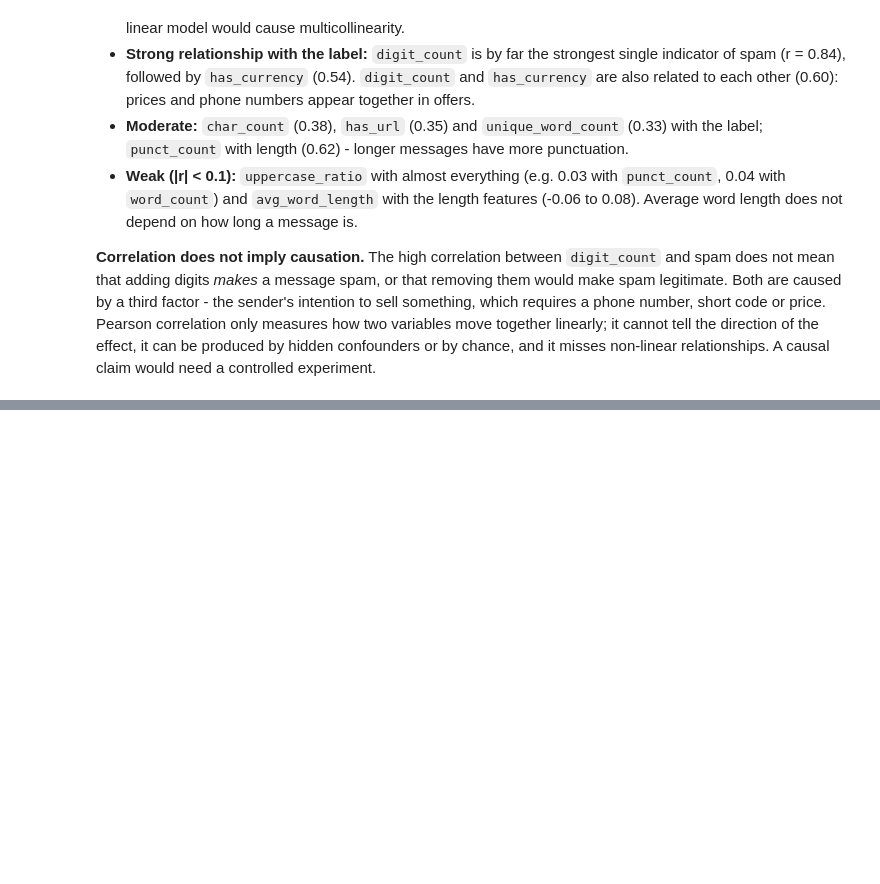
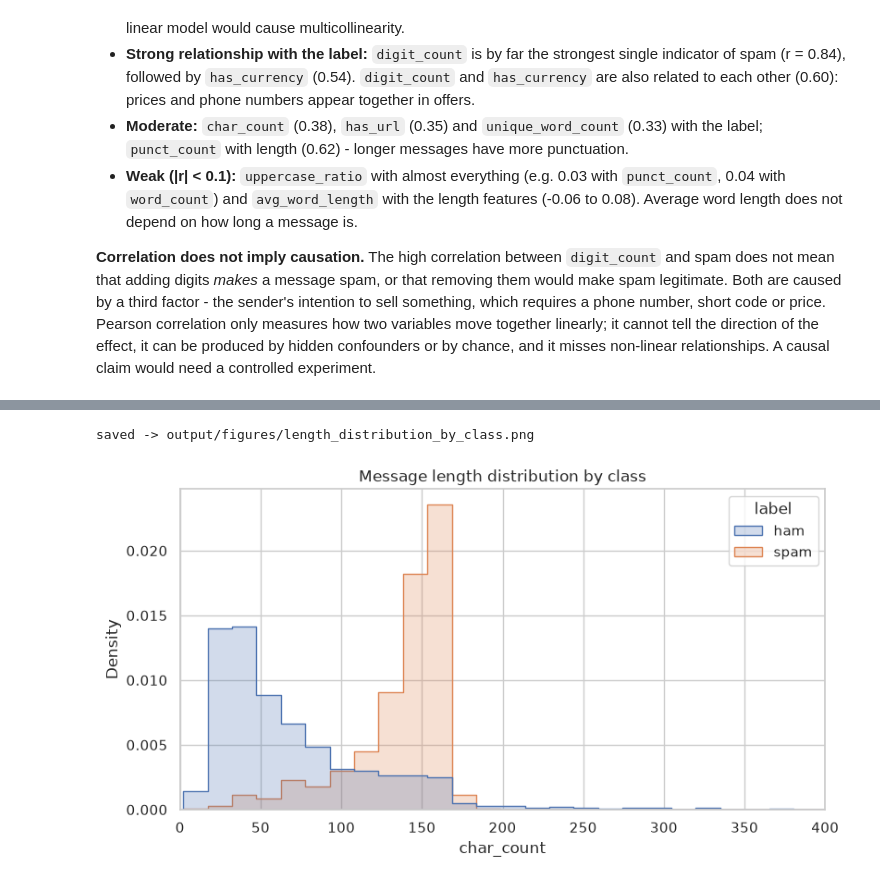
Before and after one commit to ahmeddshaban/bd-a1, a Jupyter notebook: notebook/analysis.ipynb, the cells around one changed output, grey strips where cells are left out. Drawn from its saved outputs; the diff is of its cells as text; code cells hidden in the pictures; blank space fills up the shorter version.

```diff
--- a/notebook/analysis.ipynb
+++ b/notebook/analysis.ipynb
@@ -587,0 +772,11 @@ relationships. A causal claim would need a controlled experiment.
+# %%
+# Length distribution by class
+plt.figure(figsize=(9, 4.5))
+sns.histplot(data=df, x="char_count", hue="label", bins=60, stat="density", common_norm=False, palette=palette, element="step")
+plt.xlim(0, 400)
+plt.title("Message length distribution by class")
+save_fig("length_distribution_by_class.png")
+plt.show()
+# %% [output]
+saved -> output/figures/length_distribution_by_class.png
+[figure, added]
```
Also changed, not shown: parts of 16 cells of this notebook.
